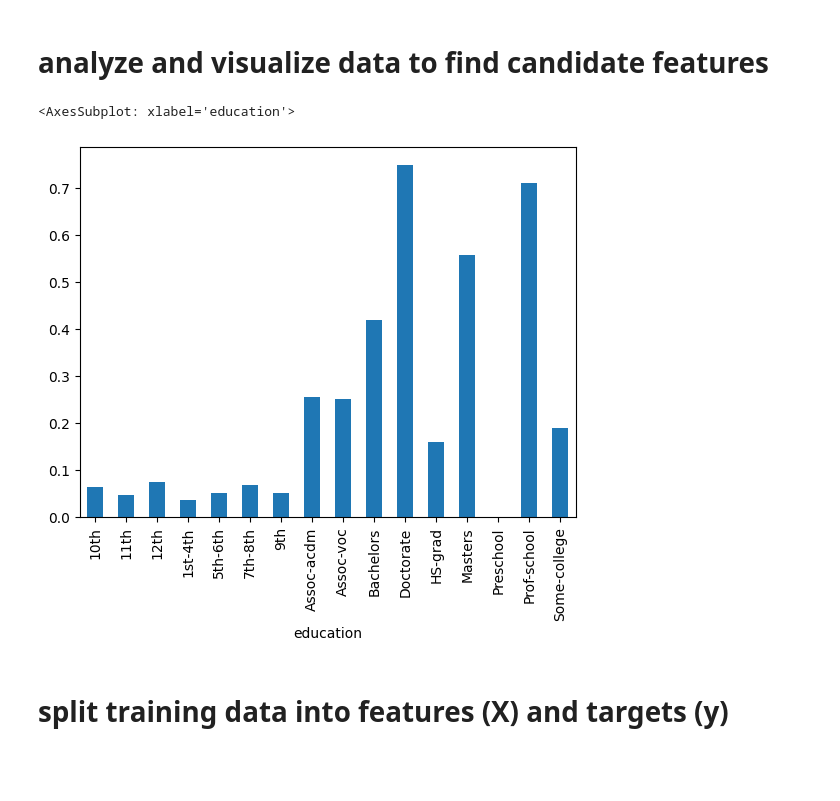
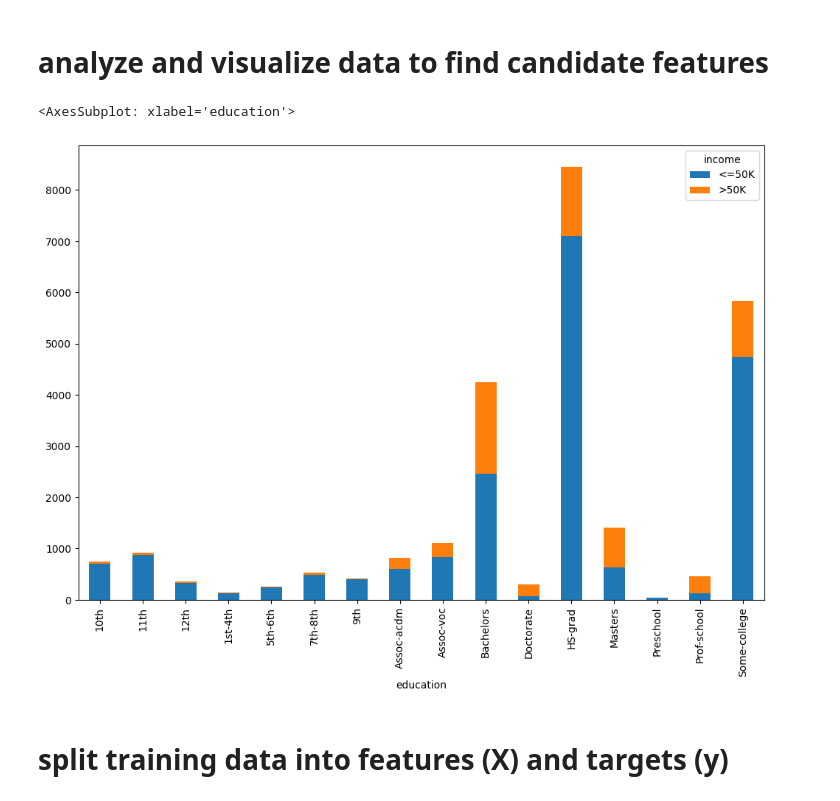
Before and after one commit to PatRakowicz/College-CS, a Jupyter notebook: CS-303/HW8/Homework_08-AdultData.ipynb, the cells around one changed output. Saved outputs shown, nothing was run; the diff lists cells and outputs as text; code cells hidden in the pictures; blank space fills up the shorter version.

```diff
--- a/CS-303/HW8/Homework_08-AdultData.ipynb
+++ b/CS-303/HW8/Homework_08-AdultData.ipynb
@@ -13,8 +13,8 @@ from sklearn.naive_bayes import GaussianNB
 # %% [markdown]
 # read training data into data frame
 # %%
-train_data = pd.read_csv('train.csv')
-print(train_data)
+train_df = pd.read_csv('train.csv')
+print(train_df)
 # %% [output]
        age         workclass     education  education-num      marital-status  \
 0       39         State-gov     Bachelors             13       Never-married
@@ -36,11 +36,12 @@ print(train_data)
 # %% [markdown]
 # analyze and visualize data to find candidate features
 # %%
-# Example visualization: Education level vs. percentage within income ">50K"
-pd.crosstab(train_data['education'], train_data['income'], normalize='index')[">50K"].plot(kind='bar')
+# For example, let's plot the distribution of income levels by education level
+income_by_edu = train_df.groupby(['education', 'income'])['income'].count().unstack()
+income_by_edu.plot(kind='bar', stacked=True, figsize=(12,8))
 # %% [output]
 <AxesSubplot: xlabel='education'>
-[figure, old version]
+[figure, new version]
 # %% [markdown]
 # split training data into features (X) and targets (y)
 # %%
```
Also changed, not shown: parts of 10 cells of this notebook.
